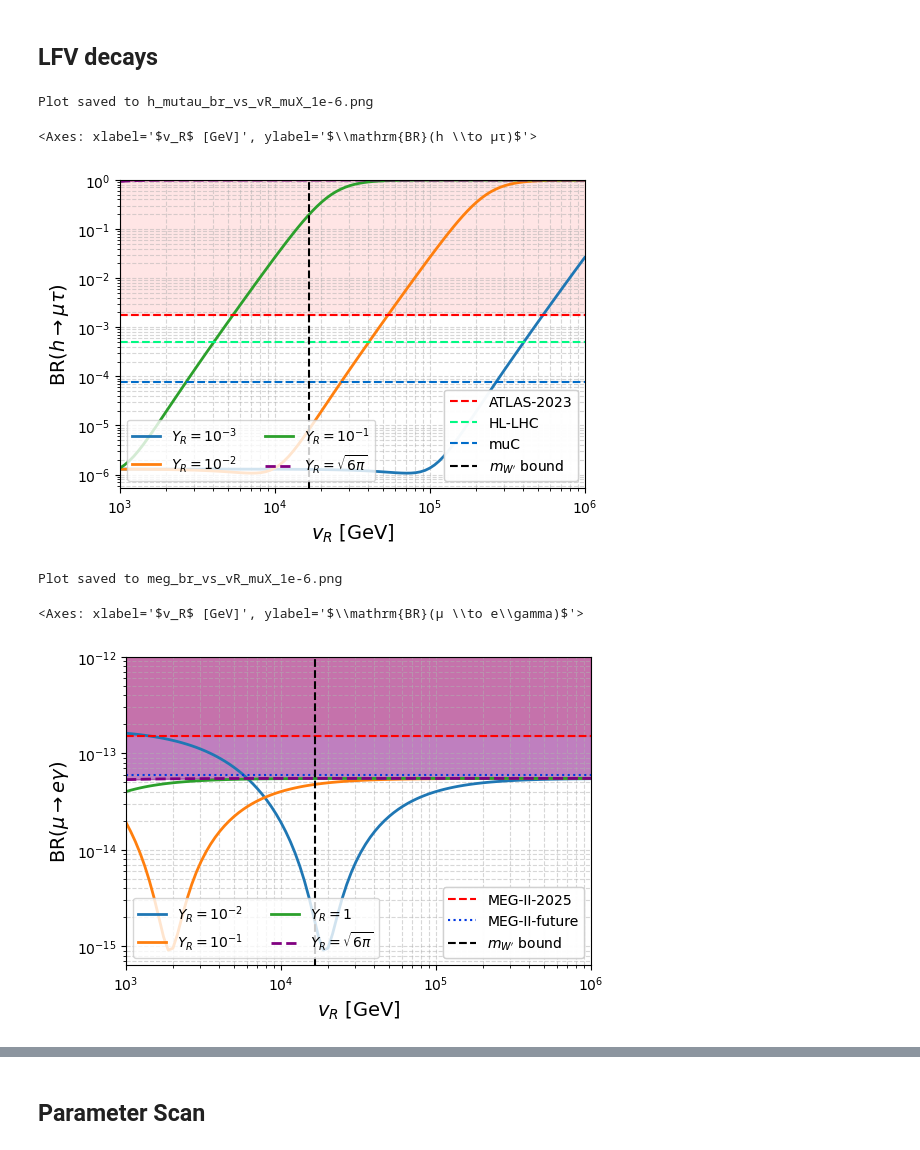
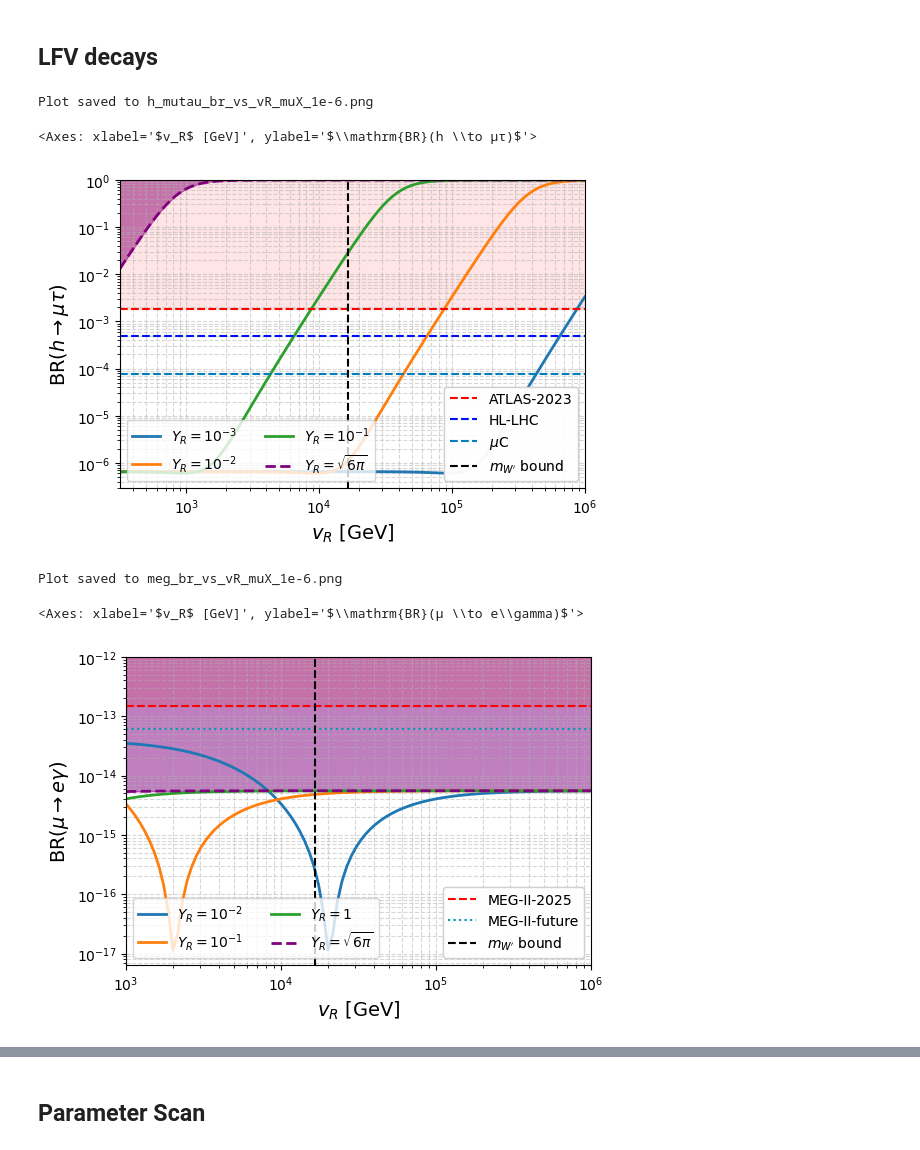
Before and after one commit to moiseszeleny/LRSM-with-Spheno, a Jupyter notebook: sympy_calculations/LFV decays DLRSM/lfv_decays_degenerate_allchannels.ipynb, the cells around one changed output, grey strips where cells are left out. Saved outputs shown, nothing was run; the diff lists cells and outputs as text; code cells hidden in the pictures.

```diff
--- a/sympy_calculations/LFV decays DLRSM/lfv_decays_degenerate_allchannels.ipynb
+++ b/sympy_calculations/LFV decays DLRSM/lfv_decays_degenerate_allchannels.ipynb
@@ -1732,7 +1698,7 @@ class lbTolaGammaCalculator:
         c11_lim = -((t**3 - 6*t**2 + 3*t + 6*t*log(t) + 2) / (6*ms**2*(t-1)**4))
         c12_lim = (-2*t**3 - 3*t**2 + 6*t**2*log(t) + 6*t - 1) / (12*ms**2*(t-1)**4)
 
-        # Vector contributions (for W, W2)
+        # Vector contributions (for W, W2, GLW1, W1GL)
         c0_limW = (t - t*log(t) - 1) / (ms**2*(t-1)**2)
         c1_limW = (t - t*log(t) - 1) / (ms**2*(t-1)**2)
         c11_limW = -((t**3 - 6*t**2 + 3*t + 6*t*log(t) + 2) / (6*ms**2*(t-1)**4))
@@ -1779,7 +1745,11 @@ class lbTolaGammaCalculator:
             'W2pm': mW2,
             'GLpm': mW1,
             'GRpm': mW2,
-            'HRpm': mHR
+            'HRpm': mHR,
+            'GLW1': mW1,
+            'W1GL': mW1,
+            'GRW2': mW2,
+            'W2GR': mW2
         }
 
         # Sum over neutrinos for each contribution
@@ -1798,7 +1768,7 @@ class lbTolaGammaCalculator:
             if contribution in ['HRpm', 'GLpm', 'GRpm']:
                 ffL = ffL_sub.subs(self.scalar_approx(contribution_mass[contribution]))
                 ffR = ffR_sub.subs(self.scalar_approx(contribution_mass[contribution]))
-            elif contribution in ['Wpm', 'W2pm']:
+            elif contribution in ['Wpm', 'W2pm', 'GLW1', 'W1GL', 'GRW2', 'W2GR']:
                 ffL = ffL_sub.subs(self.vector_approx(contribution_mass[contribution]))
                 ffR = ffR_sub.subs(self.vector_approx(contribution_mass[contribution]))
             else:
@@ -2250,6 +2215,9 @@ def plot_h_lalb_br(
                 bound_lines.append(line)
                 # Shaded excluded region above bound
                 ax.fill_between(vR_values, exp_bound, 1, color="red", alpha=0.1)
+            elif collider == 'muC':
+                line = ax.axhline(exp_bound, ls="--", color=plt.cm.winter_r(np.random.rand()), label=r'$\mu$C')
+                bound_lines.append(line)
             else:
                 # Draw experimental bound line with different color
                 line = ax.axhline(exp_bound, ls="--", color=plt.cm.winter_r(np.random.rand()), label=collider)
@@ -2415,19 +2383,19 @@ def plot_lbtolagamma_br(
 ## LFV decays
 # %%
 plot_h_lalb_br(
-    vR_values=np.logspace(3, 6, 100),
+    vR_values=np.logspace(2.5, 6, 100),
     h_lalb_calc=h_mutau_calc,
     YR_list=[1e-3, 1e-2, 1e-1],
     muX=1e-6,
     vR_min=vR_min,
     experimental_bound=h_mutau_calc.EXPERIMENTAL_BOUND['h_mutau'],
     save_path="h_mutau_br_vs_vR_muX_1e-6.png",
     lw=2
 )
 # %% [output]
 Plot saved to h_mutau_br_vs_vR_muX_1e-6.png
 <Axes: xlabel='$v_R$ [GeV]', ylabel='$\\mathrm{BR}(h \\to μτ)$'>
-[figure, old version]
+[figure, new version]
 # %%
 plot_lbtolagamma_br(
     vR_values=np.logspace(3, 6, 100),
@@ -2442,7 +2410,7 @@ plot_lbtolagamma_br(
 # %% [output]
 Plot saved to meg_br_vs_vR_muX_1e-6.png
 <Axes: xlabel='$v_R$ [GeV]', ylabel='$\\mathrm{BR}(μ \\to e\\gamma)$'>
-[figure, old version]
+[figure, new version]
 # %%
 plot_h_lalb_br(
     vR_values=np.logspace(3, 6, 100),
```
Also changed, not shown: parts of 18 cells of this notebook, 25 other files.
